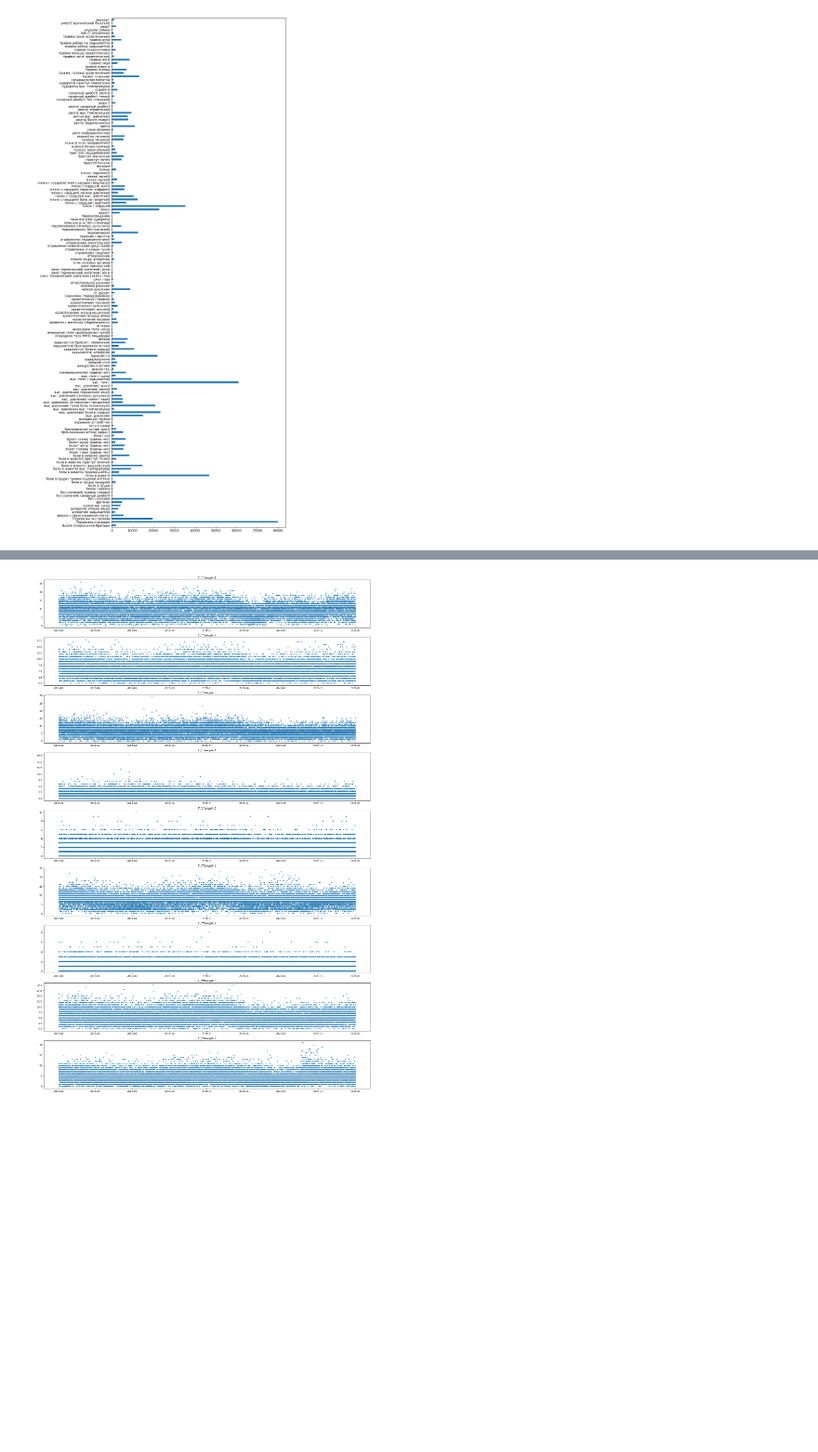
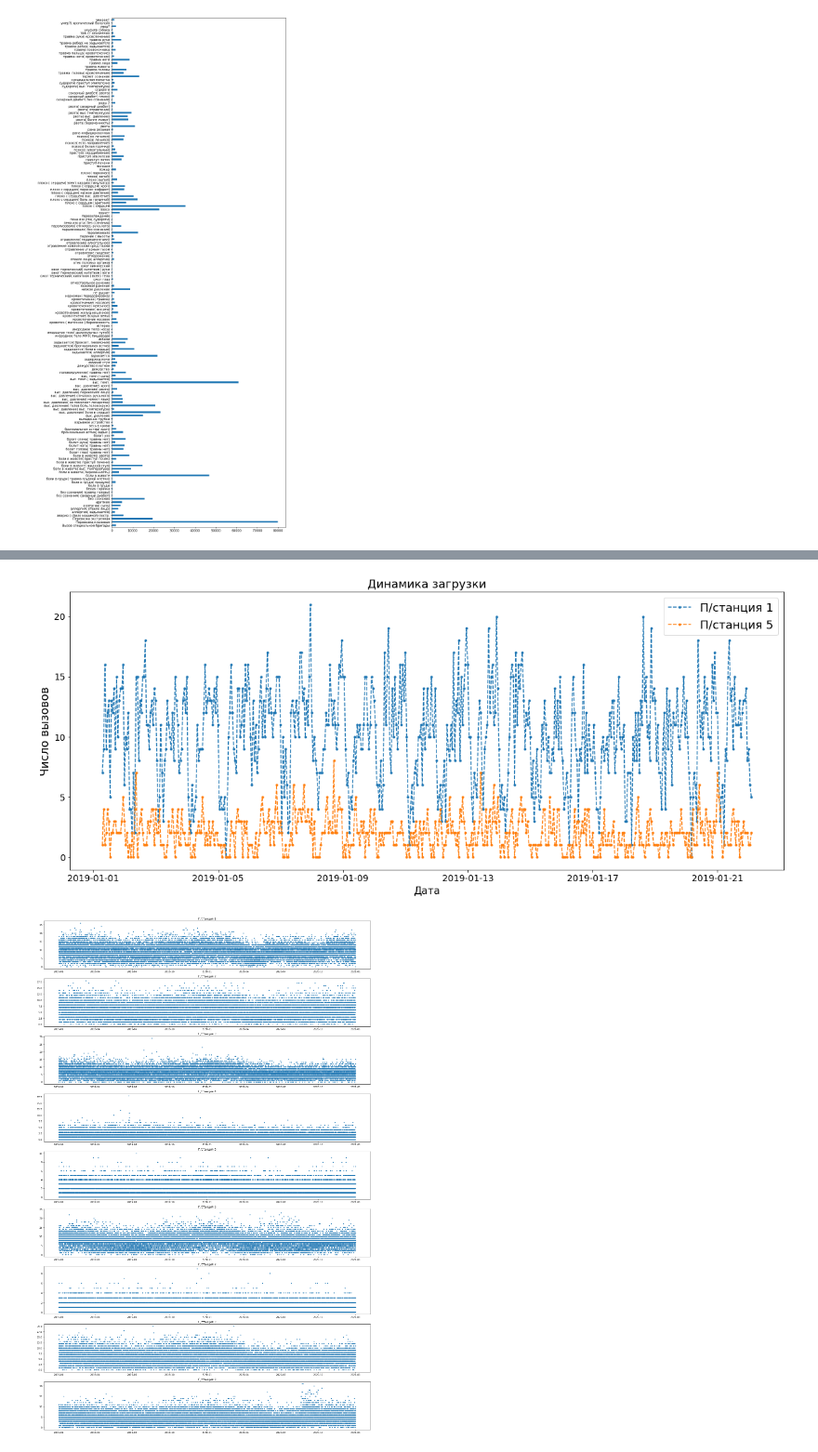
Before and after one commit to Siella/ambulance_crews, a Jupyter notebook: EDA/ICL_EDA.ipynb, the cells around one changed output, grey strips where cells are left out. Shown at 93% size. Drawn from its saved outputs; the diff is of its cells as text; code cells hidden in the pictures; blank space fills up the shorter version.

```diff
--- a/EDA/ICL_EDA.ipynb
+++ b/EDA/ICL_EDA.ipynb
@@ -290,3 +324,20 @@ df.iloc[:, 2:].sum().plot(kind='barh', figsize=(10,30));
+# %%
+stations = df.zone.unique()
+st_df_1 = df[df.zone == stations[0]][['date', 'total']].iloc[:500]
+st_df_2 = df[df.zone == stations[4]][['date', 'total']].iloc[:500]
+fig, ax = plt.subplots(1,1,figsize=(20,8))
+ax.plot(st_df_1.date, st_df_1.total, '.--', label=stations[0])
+ax.plot(st_df_2.date, st_df_2.total, '.--', label=stations[4])
+ax.tick_params(axis='x', which='major', labelsize=14)
+ax.tick_params(axis='y', which='major', labelsize=14)
+# ax.set_label('Число вызовов')
+ax.set_xlabel('Дата', fontsize='16')
+ax.set_ylabel('Число вызовов', fontsize='18')
+ax.set_title('Динамика загрузки', fontsize='18')
+plt.legend(fontsize='18')
+plt.show();
+# %% [output]
+[figure, added]
 # %%
 stations = df.zone.unique()
 fig, axs = plt.subplots(len(stations), 1, figsize=(25,40))
```
Also changed, not shown: parts of 12 cells of this notebook.
